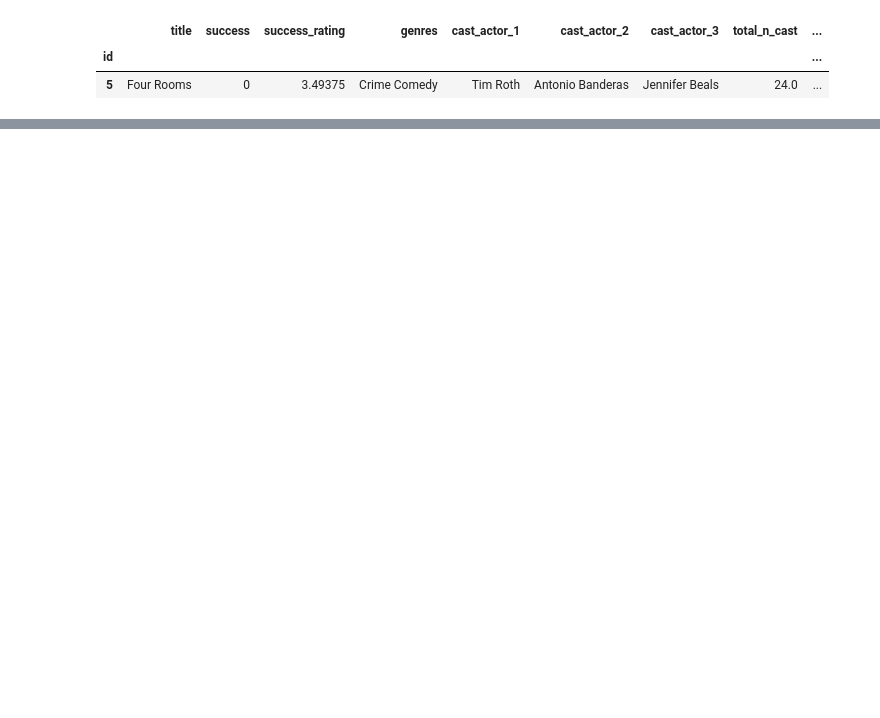
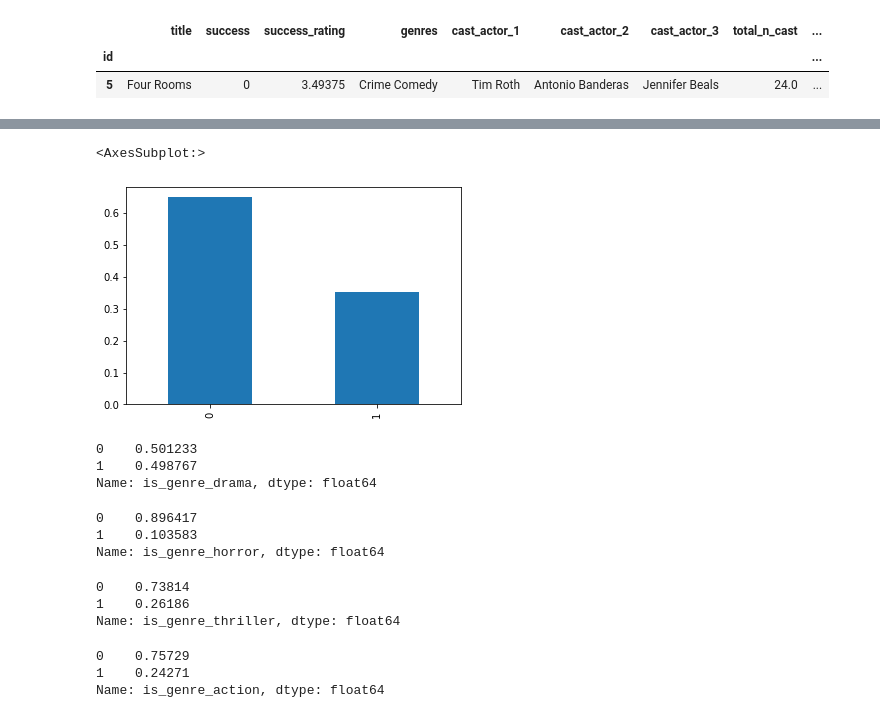
Before and after one commit to Movie-Success-Capstone/Movie-Capstone, a Jupyter notebook: braeden_explore.ipynb, the cells around one changed output, grey strips where cells are left out. Cells and saved outputs as stored; diff of their text form; code cells hidden in the pictures; blank space fills up the shorter version.

```diff
--- a/braeden_explore.ipynb
+++ b/braeden_explore.ipynb
@@ -355,0 +445,31 @@ NameError: name 'success_ratings' is not defined
+# %%
+# how much of the data is comedy
+df.is_genre_comedy.value_counts(normalize=True).plot.bar()
+# %% [output]
+<AxesSubplot:>
+[figure, added]
+# %%
+# how much of the data is drama
+df.is_genre_drama.value_counts(normalize=True)
+# %% [output]
+0    0.501233
+1    0.498767
+Name: is_genre_drama, dtype: float64
+# %%
+df.is_genre_horror.value_counts(normalize=True)
+# %% [output]
+0    0.896417
+1    0.103583
+Name: is_genre_horror, dtype: float64
+# %%
+df.is_genre_thriller.value_counts(normalize=True)
+# %% [output]
+0    0.73814
+1    0.26186
+Name: is_genre_thriller, dtype: float64
+# %%
+df.is_genre_action.value_counts(normalize=True)
+# %% [output]
+0    0.75729
+1    0.24271
+Name: is_genre_action, dtype: float64
```
Also changed, not shown: parts of 56 cells of this notebook.
